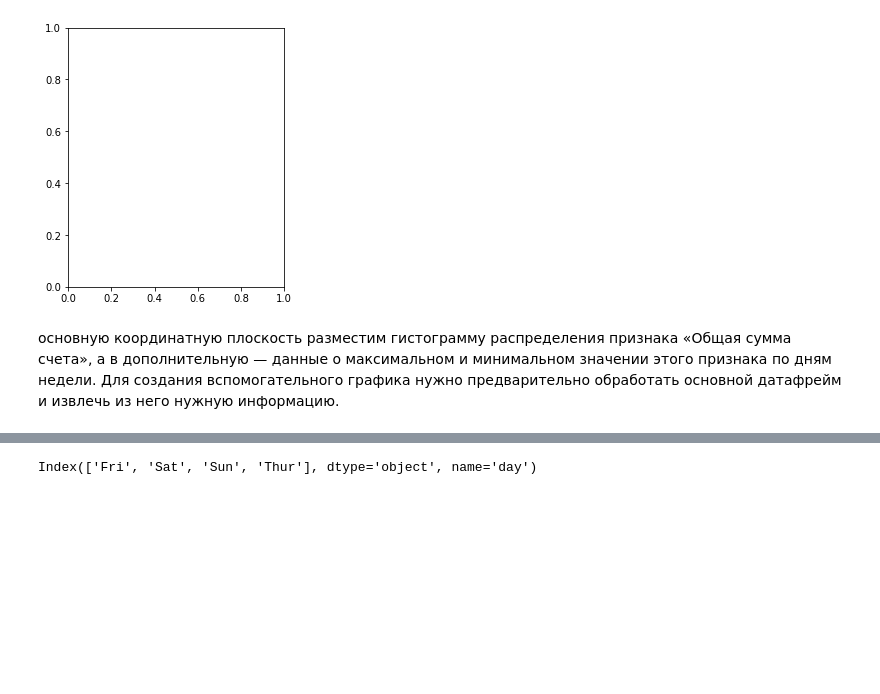
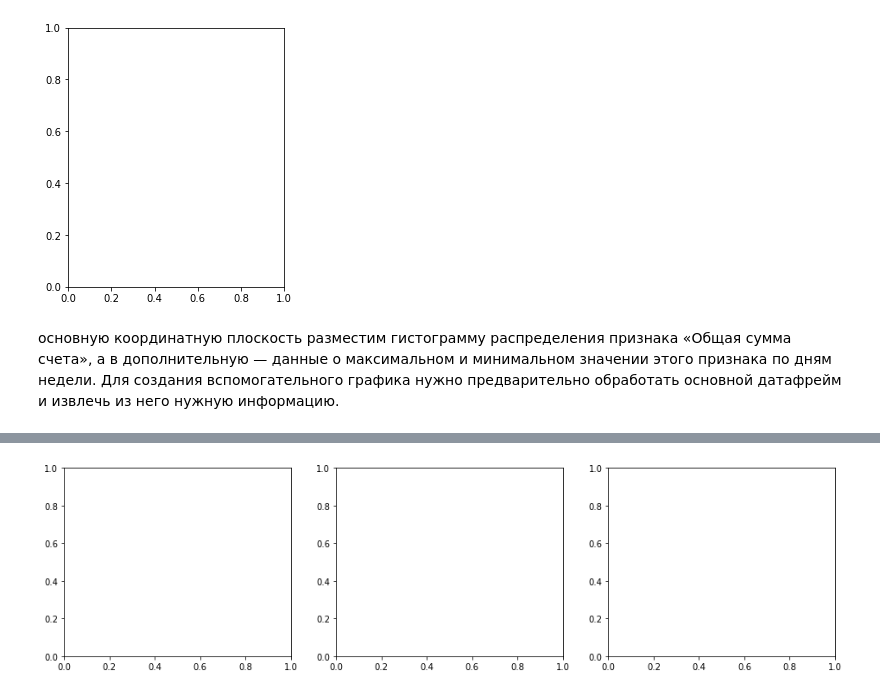
Before and after one commit to ioooosh/Skillfactory, a Jupyter notebook: draft/Unit 3. Plots.ipynb, the cells around one changed output, grey strips where cells are left out. Drawn from its saved outputs; the diff is of its cells as text; code cells hidden in the pictures; blank space fills up the shorter version.

```diff
--- a/draft/Unit 3. Plots.ipynb
+++ b/draft/Unit 3. Plots.ipynb
@@ -139,4 +148,4 @@ fig3_small_axes.bar(x = min_by_day.index, height = min_by_day.values, width = -0
 # %%
-max_by_day.index
+fig, axes = plt.subplots(1,3, figsize=(16,4))
 # %% [output]
-Index(['Fri', 'Sat', 'Sun', 'Thur'], dtype='object', name='day')
+[figure, added]
```
Also changed, not shown: parts of 23 cells of this notebook.
